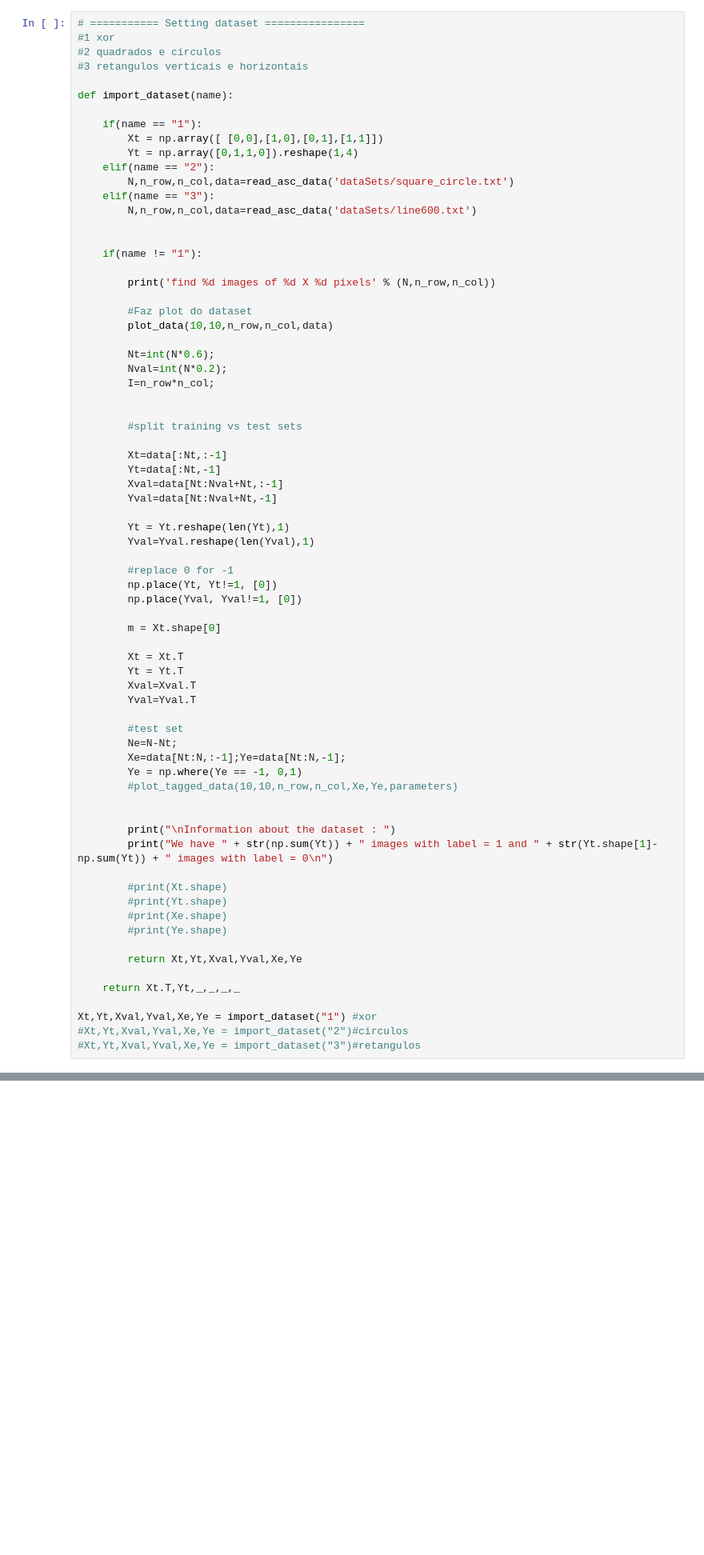
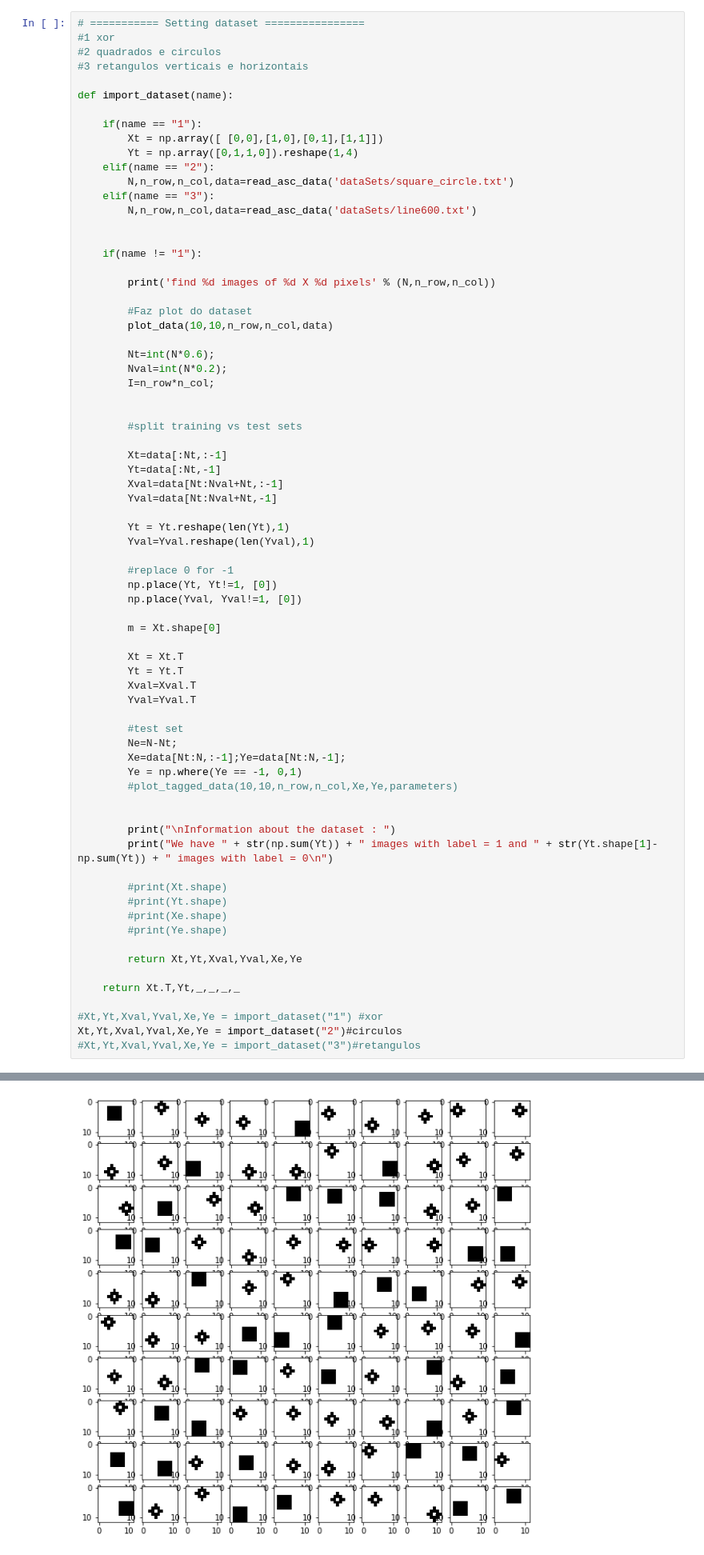
Before and after one commit to GuilhermeViveiros/Shallow-Neural-Networks, a Jupyter notebook: ShallowNetworks.ipynb, the cells around one changed output, grey strips where cells are left out. Shown at 80% size. Drawn from its saved outputs; the diff is of its cells as text; blank space fills up the shorter version.

```diff
--- a/ShallowNetworks.ipynb
+++ b/ShallowNetworks.ipynb
@@ -426,6 +426,7 @@ def import_dataset(name):
 
     return Xt.T,Yt,_,_,_,_
 
-Xt,Yt,Xval,Yval,Xe,Ye = import_dataset("1") #xor
-#Xt,Yt,Xval,Yval,Xe,Ye = import_dataset("2")#circulos
+#Xt,Yt,Xval,Yval,Xe,Ye = import_dataset("1") #xor
+Xt,Yt,Xval,Yval,Xe,Ye = import_dataset("2")#circulos
 #Xt,Yt,Xval,Yval,Xe,Ye = import_dataset("3")#retangulos
+# %% [output]
@@ -431,0 +434 @@ Xt,Yt,Xval,Yval,Xe,Ye = import_dataset("1") #xor
+[figure, added]
```
Also changed, not shown: parts of 6 cells of this notebook.
